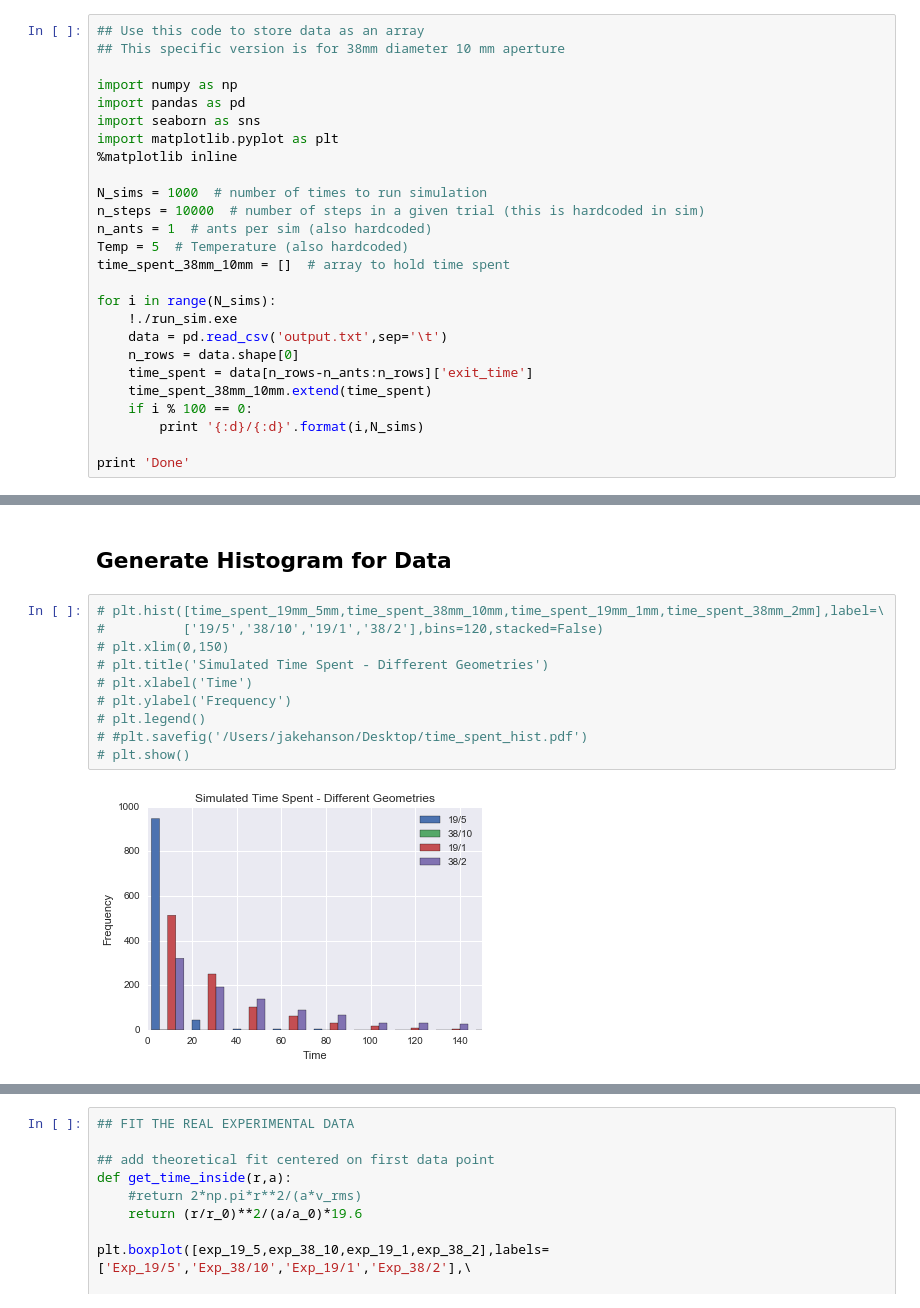
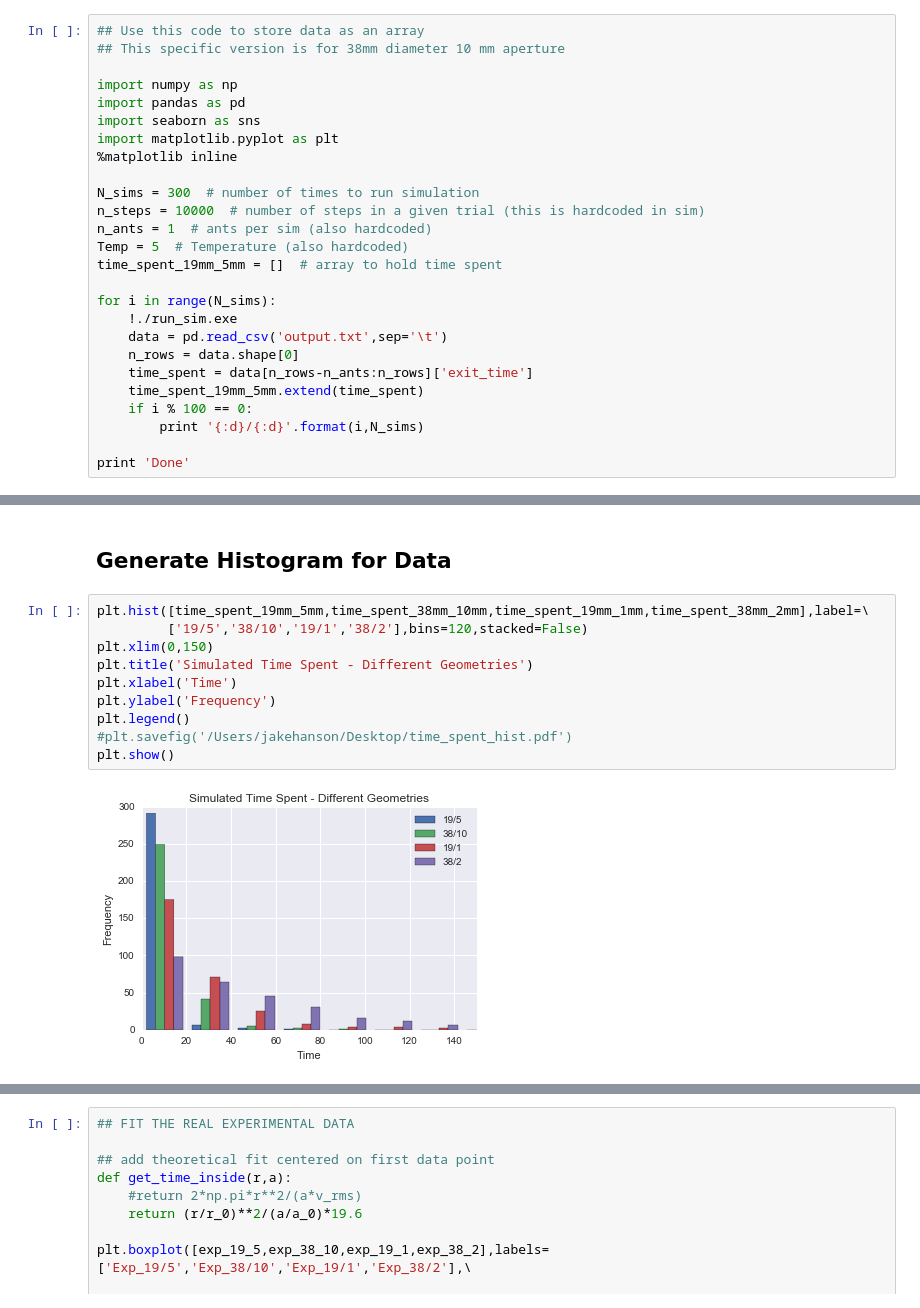
Before and after one commit to jakehanson/Random-Walk-Simulation, a Jupyter notebook: Particles_in_Disk/Disk Animation.ipynb, the cells around one changed output, grey strips where cells are left out. Drawn from its saved outputs; the diff is of its cells as text.

```diff
--- a/Particles_in_Disk/Disk Animation.ipynb
+++ b/Particles_in_Disk/Disk Animation.ipynb
@@ -158,18 +158,18 @@ import seaborn as sns
 import matplotlib.pyplot as plt
 %matplotlib inline
 
-N_sims = 1000  # number of times to run simulation
+N_sims = 300  # number of times to run simulation
 n_steps = 10000  # number of steps in a given trial (this is hardcoded in sim)
 n_ants = 1  # ants per sim (also hardcoded)
 Temp = 5  # Temperature (also hardcoded)
-time_spent_38mm_10mm = []  # array to hold time spent
+time_spent_19mm_5mm = []  # array to hold time spent
 
 for i in range(N_sims):
     !./run_sim.exe
     data = pd.read_csv('output.txt',sep='\t')
     n_rows = data.shape[0]
     time_spent = data[n_rows-n_ants:n_rows]['exit_time']
-    time_spent_38mm_10mm.extend(time_spent)
+    time_spent_19mm_5mm.extend(time_spent)
     if i % 100 == 0:
         print '{:d}/{:d}'.format(i,N_sims)
 
@@ -189,17 +182,17 @@ Done
 # %% [markdown]
 ## Generate Histogram for Data
 # %%
-# plt.hist([time_spent_19mm_5mm,time_spent_38mm_10mm,time_spent_19mm_1mm,time_spent_38mm_2mm],label=\
-#          ['19/5','38/10','19/1','38/2'],bins=120,stacked=False)
-# plt.xlim(0,150)
-# plt.title('Simulated Time Spent - Different Geometries')
-# plt.xlabel('Time')
-# plt.ylabel('Frequency')
-# plt.legend()
-# #plt.savefig('/Users/jakehanson/Desktop/time_spent_hist.pdf')
-# plt.show()
+plt.hist([time_spent_19mm_5mm,time_spent_38mm_10mm,time_spent_19mm_1mm,time_spent_38mm_2mm],label=\
+         ['19/5','38/10','19/1','38/2'],bins=120,stacked=False)
+plt.xlim(0,150)
+plt.title('Simulated Time Spent - Different Geometries')
+plt.xlabel('Time')
+plt.ylabel('Frequency')
+plt.legend()
+#plt.savefig('/Users/jakehanson/Desktop/time_spent_hist.pdf')
+plt.show()
 # %% [output]
-[figure, old version]
+[figure, new version]
 # %% [markdown]
 ## Theoretically, the average time spent inside is given by:
 
```
Also changed, not shown: parts of 3 cells of this notebook.
